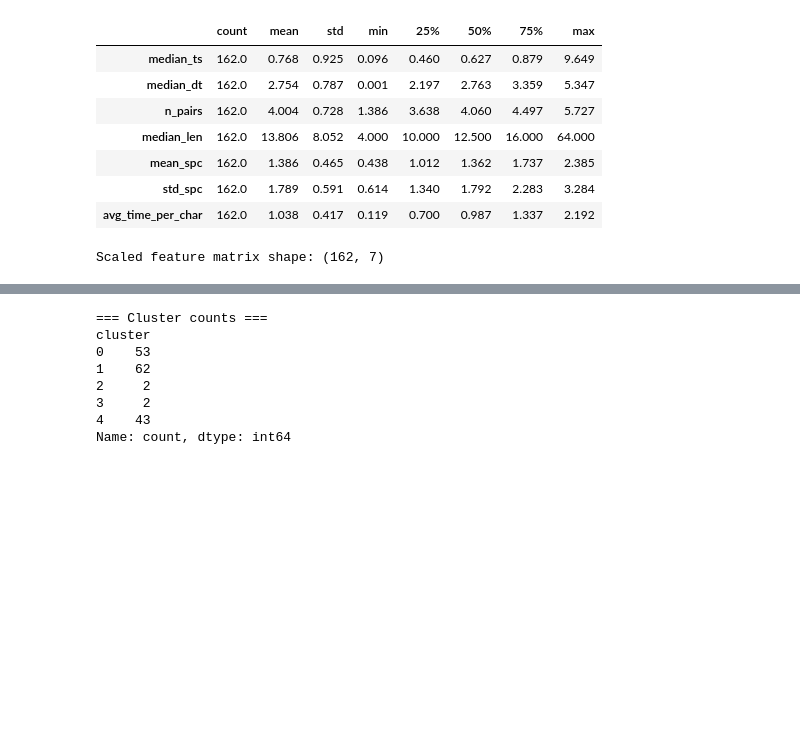
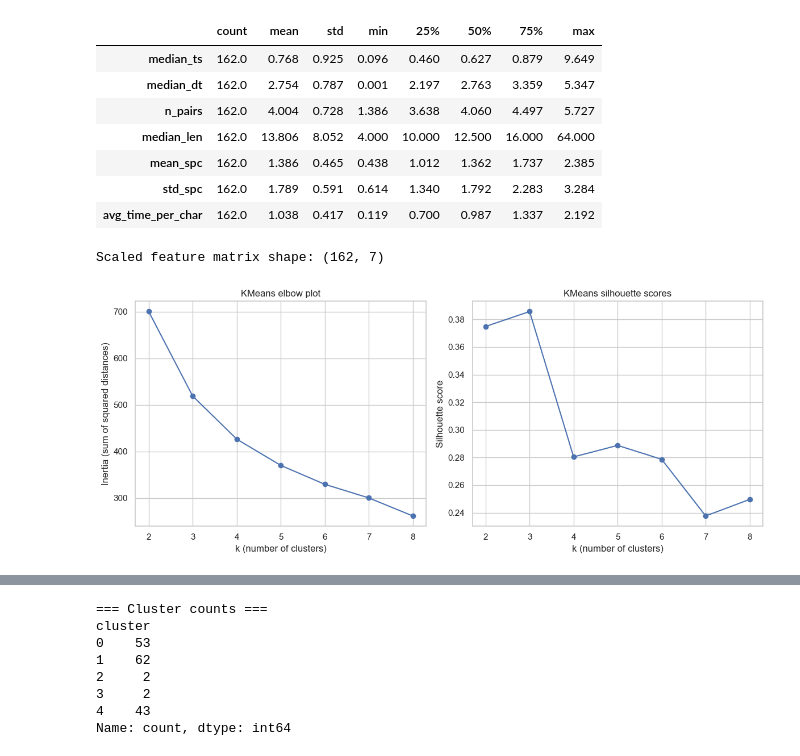
Before and after one commit to LewNew/PhD, a Jupyter notebook: projects/typing_speed/notebooks/Typing_Clustering.ipynb, the cells around one changed output, grey strips where cells are left out. Saved outputs shown, nothing was run; the diff lists cells and outputs as text; code cells hidden in the pictures; blank space fills up the shorter version.

Commit message:
Typing_Clustering.ipynb: Minor tweaks + add KMeans elbow plot + silhouette scores - Best k = 3; we opt for k = 5 for variance

```diff
--- a/projects/typing_speed/notebooks/Typing_Clustering.ipynb
+++ b/projects/typing_speed/notebooks/Typing_Clustering.ipynb
@@ -191,45 +193,47 @@ print("Scaled feature matrix shape:", X_scaled.shape)
 # %% [output]
 Scaled feature matrix shape: (162, 7)
 # %%
-# # KMeans model selection with elbow + silhouette
-#
-# k_range = range(2, 9)
-# inertias = []
-# sil_scores = []
-#
-# for k in k_range:
-#     kmeans_k = KMeans(
-#         n_clusters=k,
-#         random_state=42,
-#         n_init=10,
-#     )
-#     labels_k = kmeans_k.fit_predict(X_scaled)
-#     inertias.append(kmeans_k.inertia_)
-#     sil = silhouette_score(X_scaled, labels_k)
-#     sil_scores.append(sil)
-#
-# # Plot elbow (inertia) and silhouette
-# fig, ax = plt.subplots(1, 2, figsize=(12, 5))
-#
-# # Elbow
-# ax[0].plot(list(k_range), inertias, marker="o")
-# ax[0].set_xlabel("k (number of clusters)")
-# ax[0].set_ylabel("Inertia (sum of squared distances)")
-# ax[0].set_title("KMeans elbow plot")
-#
-# # Silhouette
-# ax[1].plot(list(k_range), sil_scores, marker="o")
-# ax[1].set_xlabel("k (number of clusters)")
-# ax[1].set_ylabel("Silhouette score")
-# ax[1].set_title("KMeans silhouette scores")
-#
-# plt.tight_layout()
-# plt.savefig("output/kmeans_elbow_silhouette.png", dpi=150)
-# plt.show()
-#
-# for k, inert, sil in zip(k_range, inertias, sil_scores):
-#     print(f"k={k}: inertia={inert:.1f}, silhouette={sil:.3f}")
-#
-# # Choose best k as the one with the highest silhouette score
-# best_k = int(k_range[int(np.argmax(sil_scores))])
-# print(f"\nChosen number of clusters (max silhouette): k = {best_k}")
+# KMeans model selection with elbow + silhouette
+
+k_range = range(2, 9)
+inertias = []
+sil_scores = []
+
+for k in k_range:
+    kmeans_k = KMeans(
+        n_clusters=k,
+        random_state=42,
+        n_init=10,
+    )
+    labels_k = kmeans_k.fit_predict(X_scaled)
+    inertias.append(kmeans_k.inertia_)
+    sil = silhouette_score(X_scaled, labels_k)
+    sil_scores.append(sil)
+
+# Plot elbow (inertia) and silhouette
+fig, ax = plt.subplots(1, 2, figsize=(12, 5))
+
+# Elbow
+ax[0].plot(list(k_range), inertias, marker="o")
+ax[0].set_xlabel("k (number of clusters)")
+ax[0].set_ylabel("Inertia (sum of squared distances)")
+ax[0].set_title("KMeans elbow plot")
+
+# Silhouette
+ax[1].plot(list(k_range), sil_scores, marker="o")
+ax[1].set_xlabel("k (number of clusters)")
+ax[1].set_ylabel("Silhouette score")
+ax[1].set_title("KMeans silhouette scores")
+
+plt.tight_layout()
+plt.savefig("output/kmeans_elbow_silhouette.png", dpi=150)
+plt.show()
+
+for k, inert, sil in zip(k_range, inertias, sil_scores):
+    print(f"k={k}: inertia={inert:.1f}, silhouette={sil:.3f}")
+
+# Choose best k as the one with the highest silhouette score
+best_k = int(k_range[int(np.argmax(sil_scores))])
+print(f"\nChosen number of clusters (max silhouette): k = {best_k}")
+# %% [output]
+[figure, added]
```
Also changed, not shown: parts of 4 cells of this notebook.
